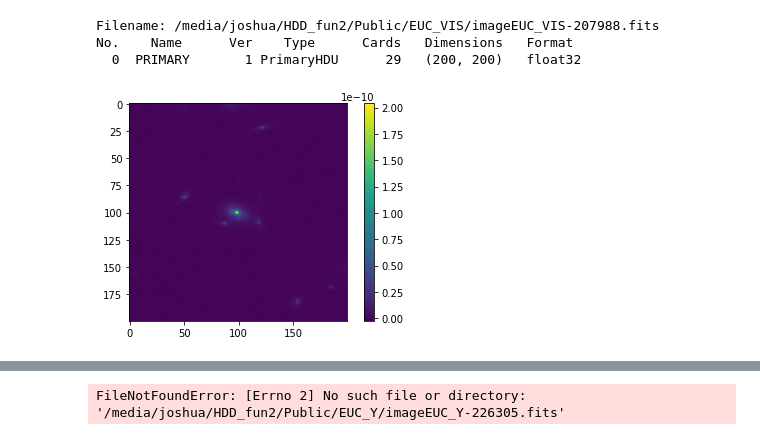
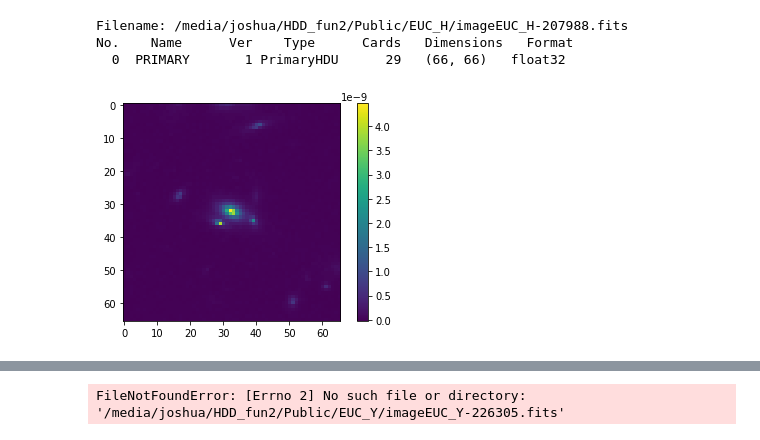
Before and after one commit to joshualin24/Lens_Finder, a Jupyter notebook: Visualizing_data.ipynb, the cells around one changed output, grey strips where cells are left out. Drawn from its saved outputs; the diff is of its cells as text; code cells hidden in the pictures.

```diff
--- a/Visualizing_data.ipynb
+++ b/Visualizing_data.ipynb
@@ -12,20 +12,20 @@ import os, sys
 # %%
 root_folder = "/media/joshua/HDD_fun2/Public/"
 filepath = "/media/joshua/HDD_fun2/Public/EUC_Y/imageEUC_Y-207987.fits"
 
 filepath = "/media/joshua/HDD_fun2/Public/EUC_Y/imageEUC_Y-207988.fits"
-#filepath = "/media/joshua/HDD_fun2/Public/EUC_H/imageEUC_H-207988.fits"
-filepath = "/media/joshua/HDD_fun2/Public/EUC_VIS/imageEUC_VIS-207988.fits"
+filepath = "/media/joshua/HDD_fun2/Public/EUC_H/imageEUC_H-207988.fits"
+#filepath = "/media/joshua/HDD_fun2/Public/EUC_VIS/imageEUC_VIS-207988.fits"
 
 lens_data = fits.open(filepath)
 lens_data.info()
 #print("info:", lens_data.info())
 img = lens_data[0].data
 plt.imshow(img)
 plt.colorbar()
 plt.show()
 # %% [output]
-Filename: /media/joshua/HDD_fun2/Public/EUC_VIS/imageEUC_VIS-207988.fits
+Filename: /media/joshua/HDD_fun2/Public/EUC_H/imageEUC_H-207988.fits
 No.    Name      Ver    Type      Cards   Dimensions   Format
-  0  PRIMARY       1 PrimaryHDU      29   (200, 200)   float32
+  0  PRIMARY       1 PrimaryHDU      29   (66, 66)   float32
-[figure, old version]
+[figure, new version]
```
Also changed, not shown: parts of 5 cells of this notebook, 1 other file.
